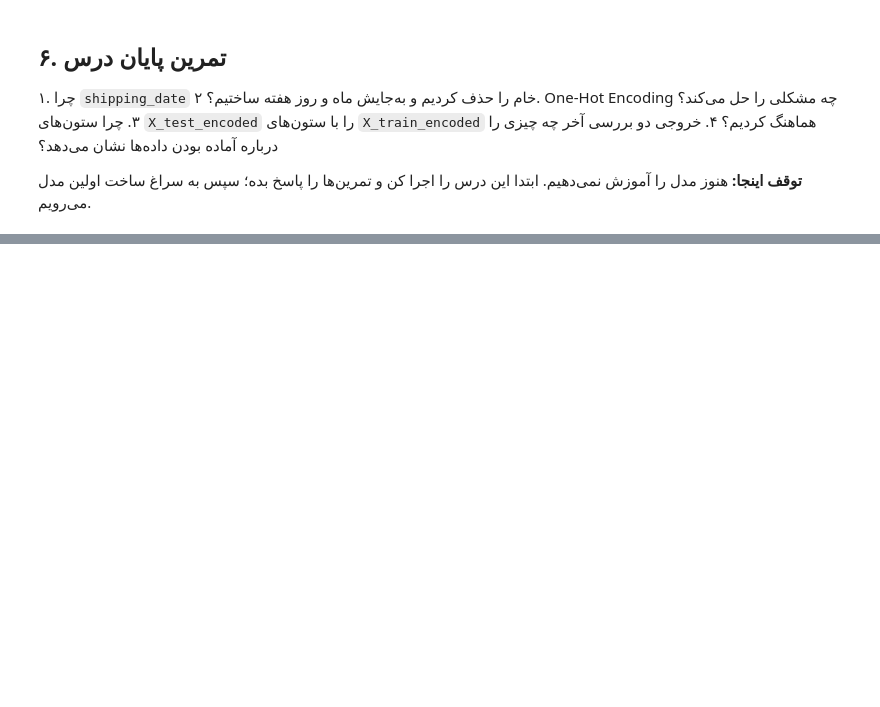
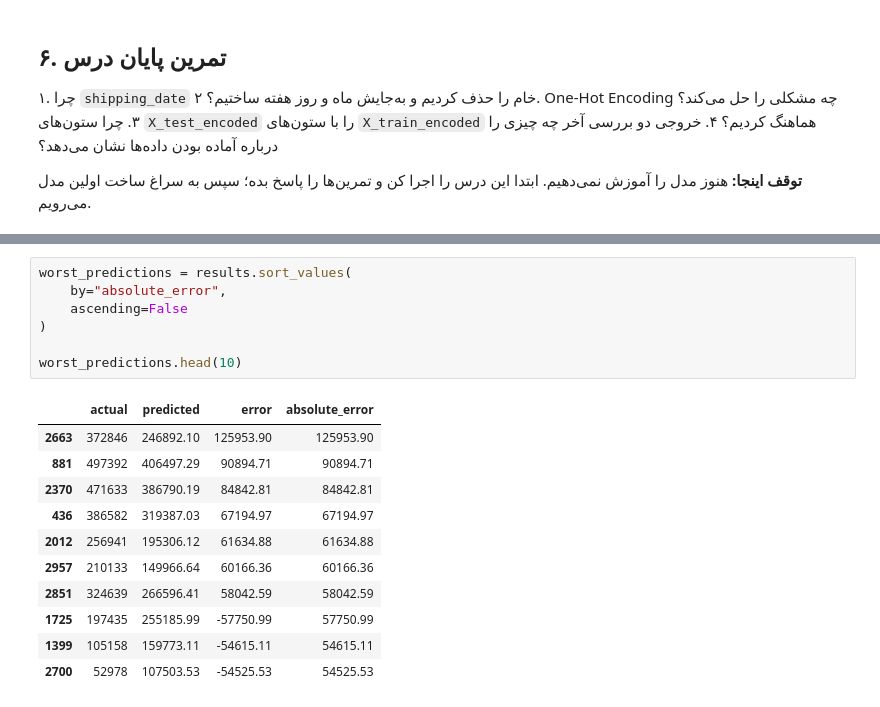
Before and after one commit to mnateghi1/Shipping-Cost-Proposer, a Jupyter notebook: notebooks/03_feature_engineering_lesson.ipynb, the cells around one changed output, grey strips where cells are left out. Drawn from its saved outputs; the diff is of its cells as text; blank space fills up the shorter version.

```diff
--- a/notebooks/03_feature_engineering_lesson.ipynb
+++ b/notebooks/03_feature_engineering_lesson.ipynb
@@ -120,0 +252,19 @@ X_train_encoded.head()
+# %%
+worst_predictions = results.sort_values(
+    by="absolute_error",
+    ascending=False
+)
+
+worst_predictions.head(10)
+# %% [output]
+|  | actual | predicted | error | absolute_error |
+| 2663 | 372846 | 246892.10 | 125953.90 | 125953.90 |
+| 881 | 497392 | 406497.29 | 90894.71 | 90894.71 |
+| 2370 | 471633 | 386790.19 | 84842.81 | 84842.81 |
+| 436 | 386582 | 319387.03 | 67194.97 | 67194.97 |
+| 2012 | 256941 | 195306.12 | 61634.88 | 61634.88 |
+| 2957 | 210133 | 149966.64 | 60166.36 | 60166.36 |
+| 2851 | 324639 | 266596.41 | 58042.59 | 58042.59 |
+| 1725 | 197435 | 255185.99 | -57750.99 | 57750.99 |
+| 1399 | 105158 | 159773.11 | -54615.11 | 54615.11 |
+| 2700 | 52978 | 107503.53 | -54525.53 | 54525.53 |
```
Also changed, not shown: parts of 33 cells of this notebook, 4 other files.
